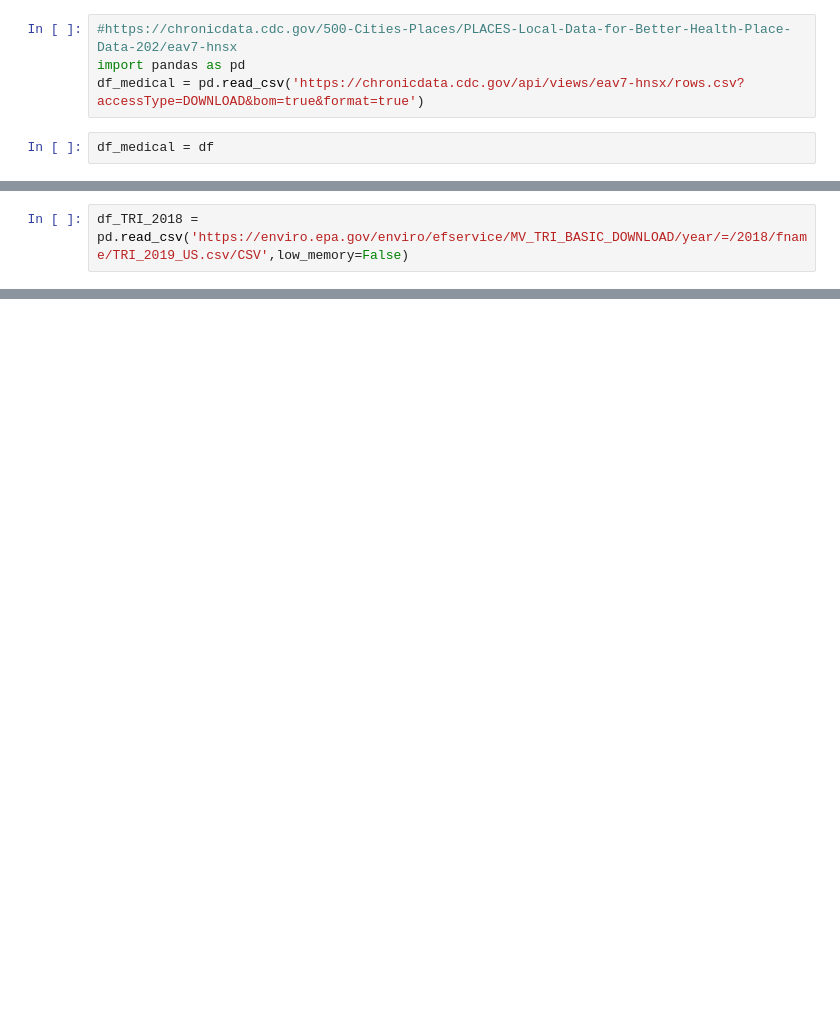
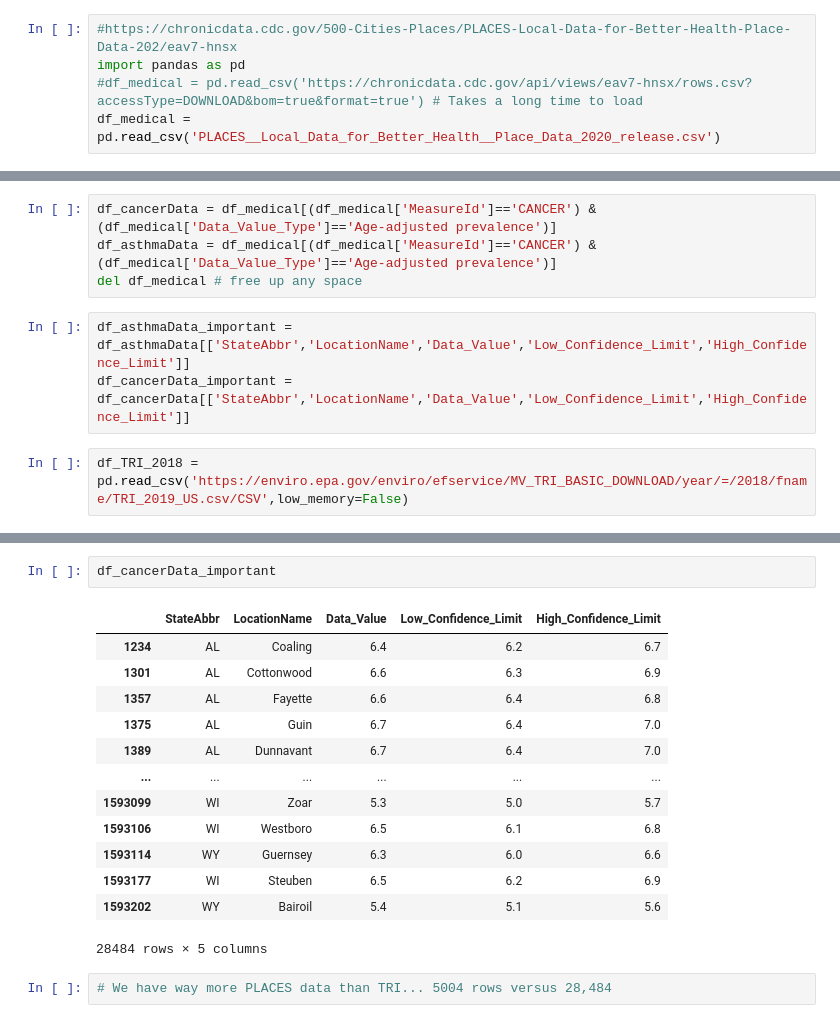
Before and after one commit to matthewueckermann/CISC367Final, a Jupyter notebook: messyNotebook.ipynb, the cells around one changed output, grey strips where cells are left out. Saved outputs shown, nothing was run; the diff lists cells and outputs as text; blank space fills up the shorter version.

```diff
--- a/messyNotebook.ipynb
+++ b/messyNotebook.ipynb
@@ -1,6 +1,5 @@
 # %%
 #https://chronicdata.cdc.gov/500-Cities-Places/PLACES-Local-Data-for-Better-Health-Place-Data-202/eav7-hnsx
 import pandas as pd
-df_medical = pd.read_csv('https://chronicdata.cdc.gov/api/views/eav7-hnsx/rows.csv?accessType=DOWNLOAD&bom=true&format=true')
+#df_medical = pd.read_csv('https://chronicdata.cdc.gov/api/views/eav7-hnsx/rows.csv?accessType=DOWNLOAD&bom=true&format=true') # Takes a long time to load
+df_medical = pd.read_csv('PLACES__Local_Data_for_Better_Health__Place_Data_2020_release.csv')
-# %%
-df_medical = df
@@ -43,2 +6,9 @@ df_cancerData
+# %%
+df_cancerData = df_medical[(df_medical['MeasureId']=='CANCER') & (df_medical['Data_Value_Type']=='Age-adjusted prevalence')]
+df_asthmaData = df_medical[(df_medical['MeasureId']=='CANCER') & (df_medical['Data_Value_Type']=='Age-adjusted prevalence')]
+del df_medical # free up any space
+# %%
+df_asthmaData_important = df_asthmaData[['StateAbbr','LocationName','Data_Value','Low_Confidence_Limit','High_Confidence_Limit']]
+df_cancerData_important = df_cancerData[['StateAbbr','LocationName','Data_Value','Low_Confidence_Limit','High_Confidence_Limit']]
 # %%
 df_TRI_2018 = pd.read_csv('https://enviro.epa.gov/enviro/efservice/MV_TRI_BASIC_DOWNLOAD/year/=/2018/fname/TRI_2019_US.csv/CSV',low_memory=False)
@@ -60,0 +74,18 @@ df_TRI_2018
+# %%
+df_cancerData_important
+# %% [output]
+|  | StateAbbr | LocationName | Data_Value | Low_Confidence_Limit | High_Confidence_Limit |
+| 1234 | AL | Coaling | 6.4 | 6.2 | 6.7 |
+| 1301 | AL | Cottonwood | 6.6 | 6.3 | 6.9 |
+| 1357 | AL | Fayette | 6.6 | 6.4 | 6.8 |
+| 1375 | AL | Guin | 6.7 | 6.4 | 7.0 |
+| 1389 | AL | Dunnavant | 6.7 | 6.4 | 7.0 |
+| ... | ... | ... | ... | ... | ... |
+| 1593099 | WI | Zoar | 5.3 | 5.0 | 5.7 |
+| 1593106 | WI | Westboro | 6.5 | 6.1 | 6.8 |
+| 1593114 | WY | Guernsey | 6.3 | 6.0 | 6.6 |
+| 1593177 | WI | Steuben | 6.5 | 6.2 | 6.9 |
+| 1593202 | WY | Bairoil | 5.4 | 5.1 | 5.6 |
+28484 rows × 5 columns
+# %%
+# We have way more PLACES data than TRI... 5004 rows versus 28,484
```
Also changed, not shown: parts of 22 cells of this notebook.
